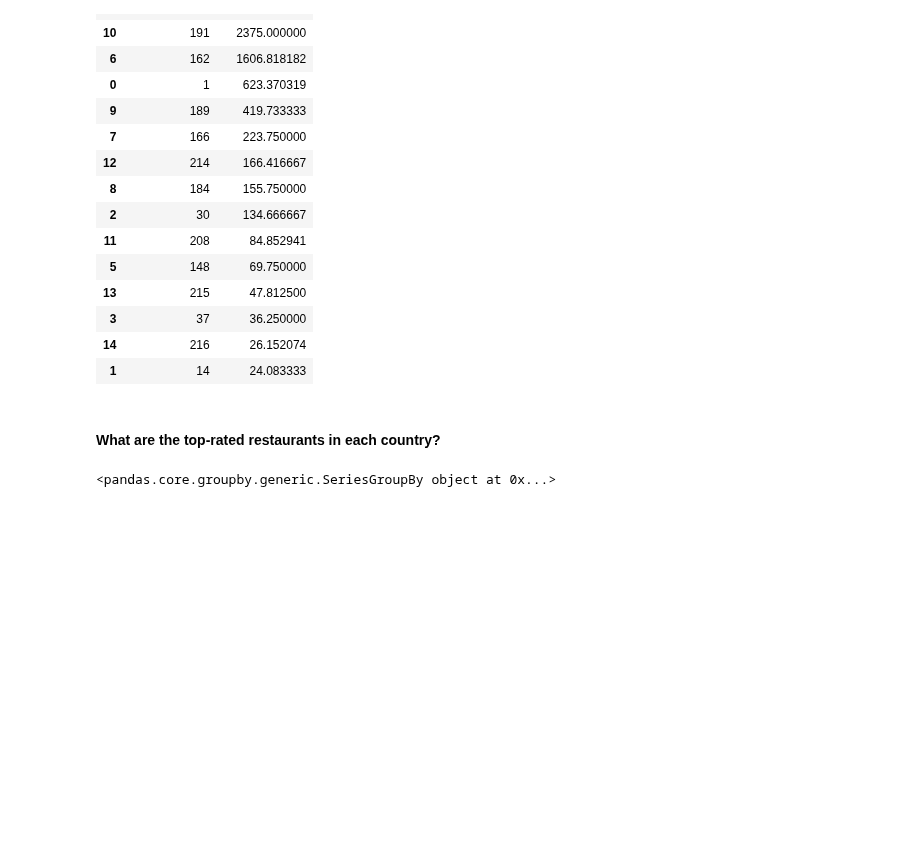
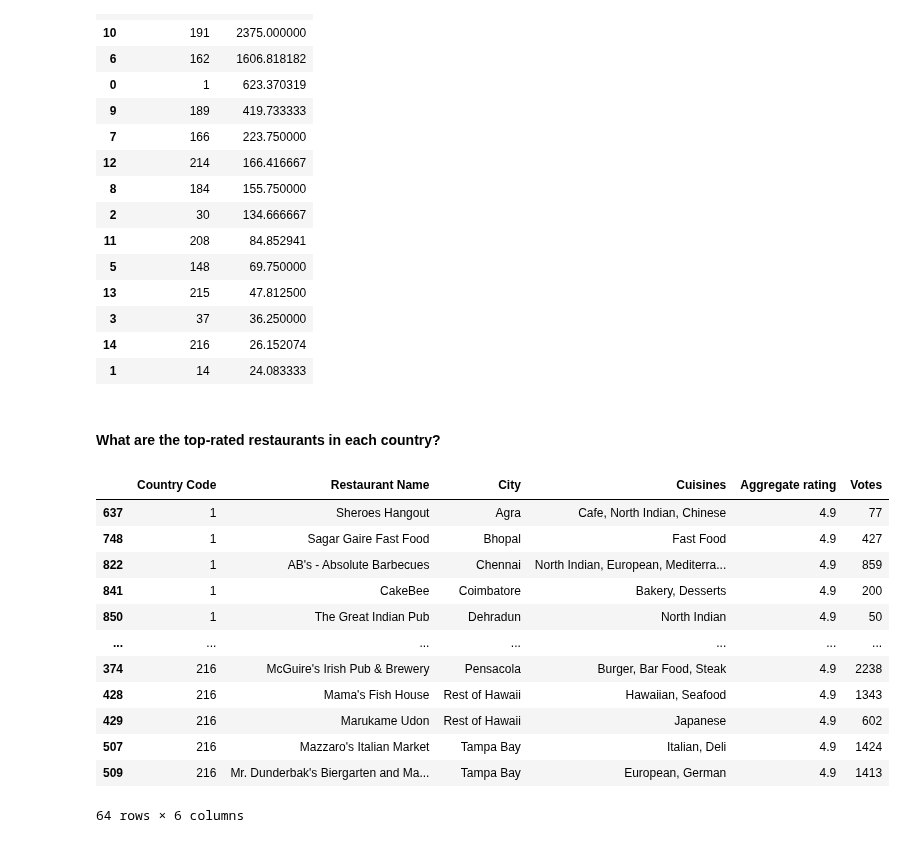
Before and after one commit to Himmu5/data-analysis, a Jupyter notebook: notebooks/zomato_analysis.ipynb, the cells around one changed output. Saved outputs shown, nothing was run; the diff lists cells and outputs as text; code cells hidden in the pictures; blank space fills up the shorter version.

Commit message:
feat: Zomato more analysis added

```diff
--- a/notebooks/zomato_analysis.ipynb
+++ b/notebooks/zomato_analysis.ipynb
@@ -340,6 +340,23 @@ zomato_data.groupby('Country Code')['Average Cost for two'].mean().reset_index(n
 # %% [markdown]
 #### What are the top-rated restaurants in each country?
 # %%
-zomato_data.groupby('Country Code')["Restaurant Name"]
+max_ratings = zomato_data.groupby('Country Code')["Aggregate rating"].transform("max")
+top_restaurants = zomato_data[zomato_data["Aggregate rating"] == max_ratings]
+top_restaurants = top_restaurants[[
+    "Country Code", "Restaurant Name", "City", "Cuisines", "Aggregate rating", "Votes"
+]].sort_values(by=["Country Code", "Aggregate rating"], ascending=[True, False])
+top_restaurants
 # %% [output]
+|  | Country Code | Restaurant Name | City | Cuisines | Aggregate rating | Votes |
+| 637 | 1 | Sheroes Hangout | Agra | Cafe, North Indian, Chinese | 4.9 | 77 |
+| 748 | 1 | Sagar Gaire Fast Food | Bhopal | Fast Food | 4.9 | 427 |
+| 822 | 1 | AB's - Absolute Barbecues | Chennai | North Indian, European, Mediterra... | 4.9 | 859 |
+| 841 | 1 | CakeBee | Coimbatore | Bakery, Desserts | 4.9 | 200 |
+| 850 | 1 | The Great Indian Pub | Dehradun | North Indian | 4.9 | 50 |
+| ... | ... | ... | ... | ... | ... | ... |
+| 374 | 216 | McGuire's Irish Pub & Brewery | Pensacola | Burger, Bar Food, Steak | 4.9 | 2238 |
+| 428 | 216 | Mama's Fish House | Rest of Hawaii | Hawaiian, Seafood | 4.9 | 1343 |
+| 429 | 216 | Marukame Udon | Rest of Hawaii | Japanese | 4.9 | 602 |
+| 507 | 216 | Mazzaro's Italian Market | Tampa Bay | Italian, Deli | 4.9 | 1424 |
+| 509 | 216 | Mr. Dunderbak's Biergarten and Ma... | Tampa Bay | European, German | 4.9 | 1413 |
-<pandas.core.groupby.generic.SeriesGroupBy object at 0x...>
+64 rows × 6 columns
```
Also changed, not shown: parts of 1 cell of this notebook.
